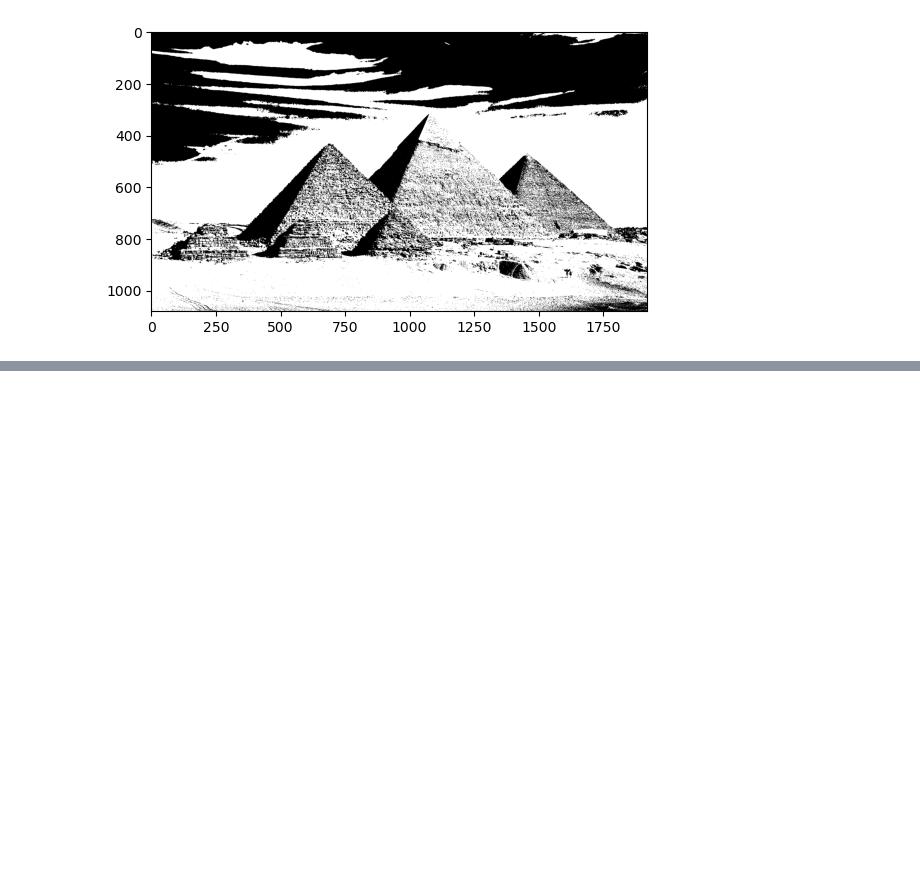
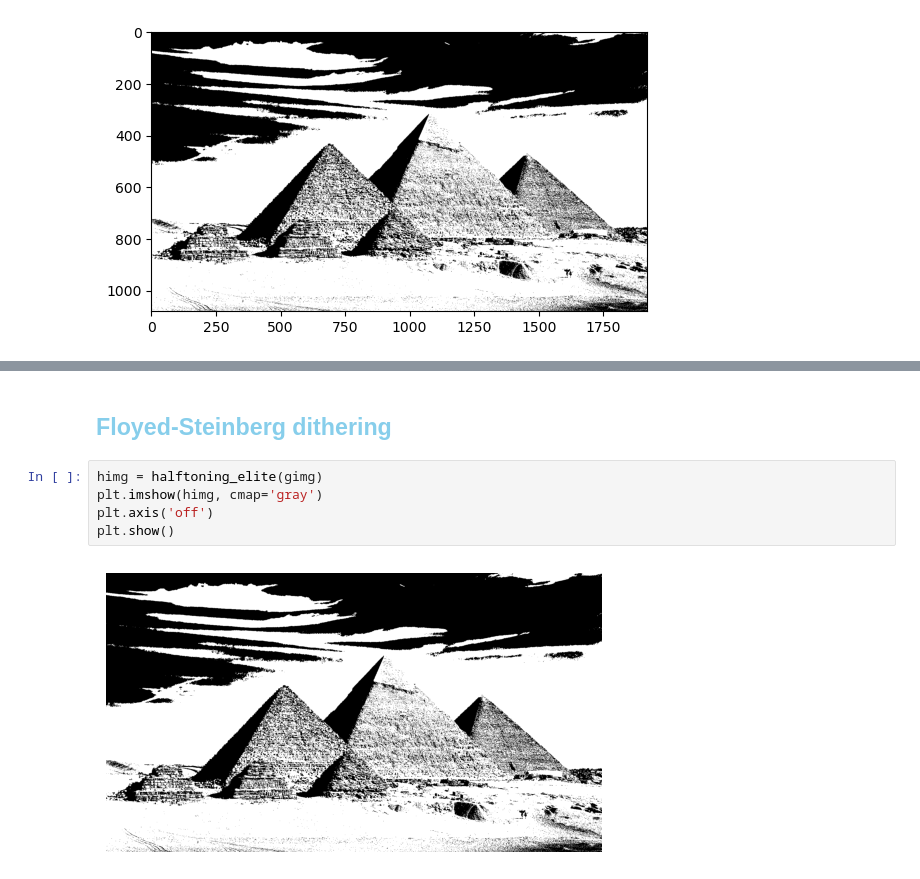
Before and after one commit to hossamAhmedSalah/Image_preprocessing, a Jupyter notebook: Halftoning/halftoning.ipynb, the cells around one changed output, grey strips where cells are left out. Drawn from its saved outputs; the diff is of its cells as text; blank space fills up the shorter version.

Commit message:
halftoning

```diff
--- a/Halftoning/halftoning.ipynb
+++ b/Halftoning/halftoning.ipynb
@@ -195,0 +249,9 @@ plt.imshow(halftoning(gimg), cmap='gray');
+# %% [markdown]
+<h2 style="color:skyblue" id="6">Floyed-Steinberg dithering</h2>
+# %%
+himg = halftoning_elite(gimg)
+plt.imshow(himg, cmap='gray')
+plt.axis('off')
+plt.show()
+# %% [output]
+[figure, added]
```
Also changed, not shown: parts of 10 cells of this notebook.
